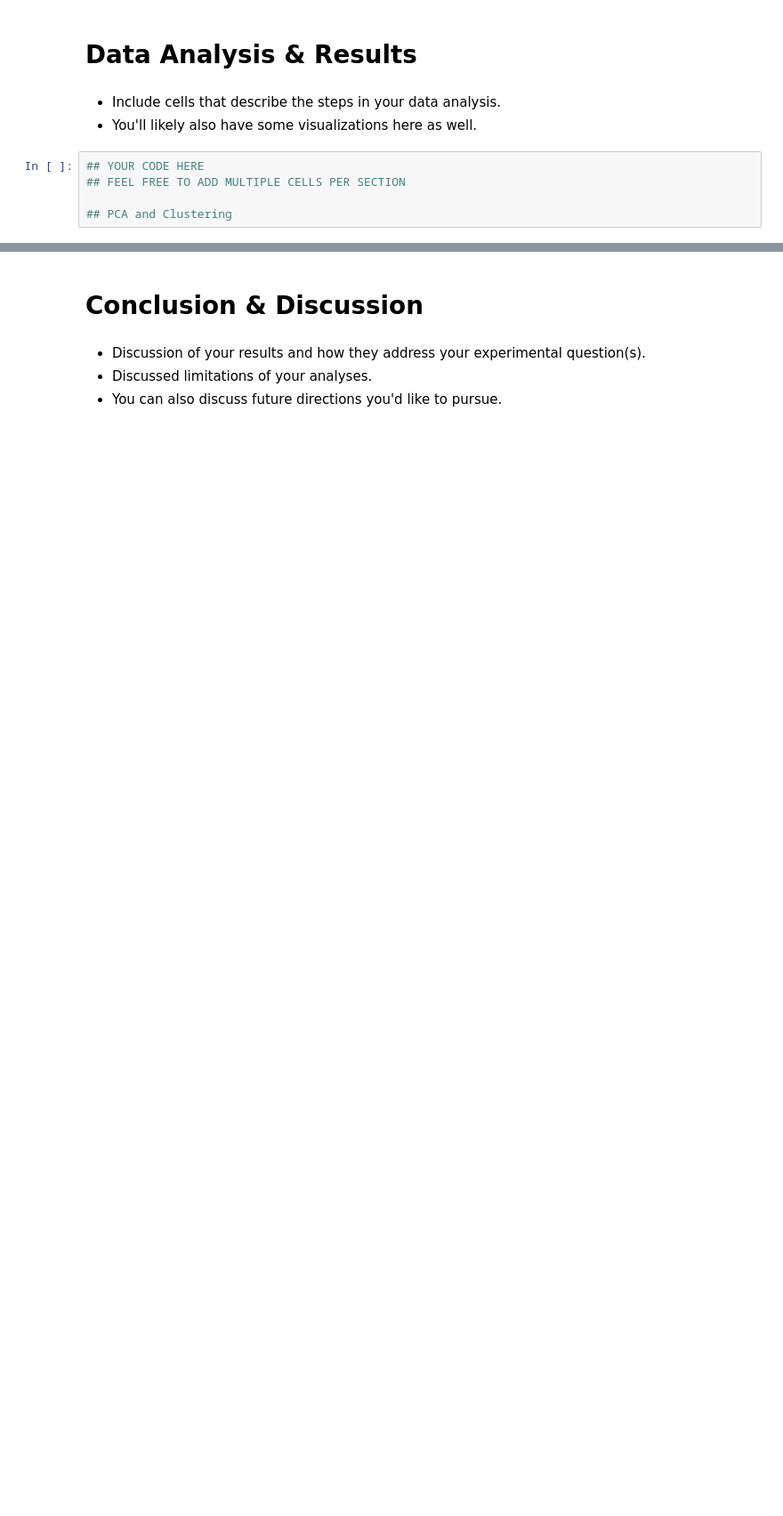
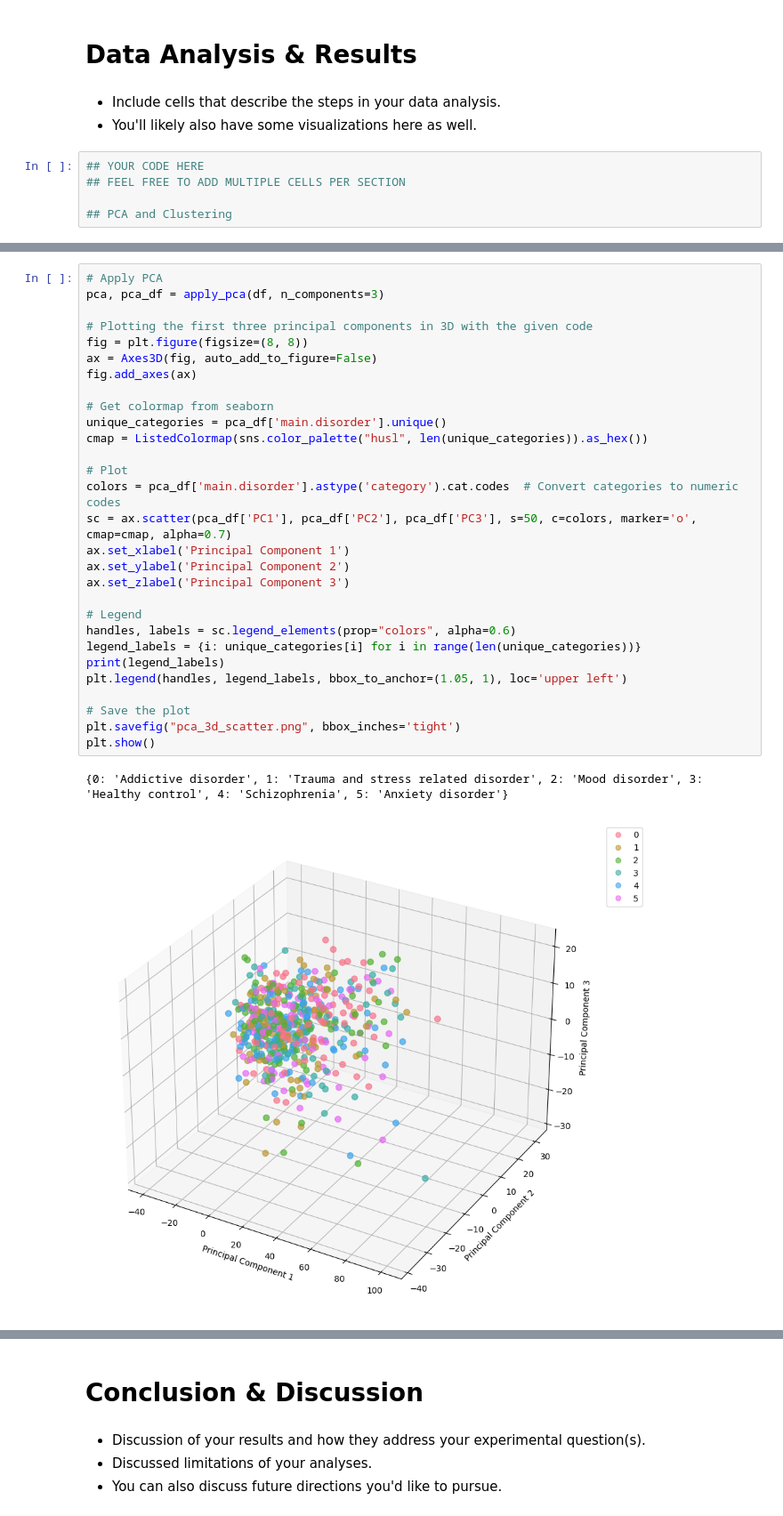
Before and after one commit to holliwood8/138-project, a Jupyter notebook: FinalProject-GroupXYZ.ipynb, the cells around one changed output, grey strips where cells are left out. Shown at 89% size. Drawn from its saved outputs; the diff is of its cells as text; blank space fills up the shorter version.

```diff
--- a/FinalProject-GroupXYZ.ipynb
+++ b/FinalProject-GroupXYZ.ipynb
@@ -619,0 +763,32 @@ plt.show()
+# %%
+# Apply PCA
+pca, pca_df = apply_pca(df, n_components=3)
+
+# Plotting the first three principal components in 3D with the given code
+fig = plt.figure(figsize=(8, 8))
+ax = Axes3D(fig, auto_add_to_figure=False)
+fig.add_axes(ax)
+
+# Get colormap from seaborn
+unique_categories = pca_df['main.disorder'].unique()
+cmap = ListedColormap(sns.color_palette("husl", len(unique_categories)).as_hex())
+
+# Plot
+colors = pca_df['main.disorder'].astype('category').cat.codes  # Convert categories to numeric codes
+sc = ax.scatter(pca_df['PC1'], pca_df['PC2'], pca_df['PC3'], s=50, c=colors, marker='o', cmap=cmap, alpha=0.7)
+ax.set_xlabel('Principal Component 1')
+ax.set_ylabel('Principal Component 2')
+ax.set_zlabel('Principal Component 3')
+
+# Legend
+handles, labels = sc.legend_elements(prop="colors", alpha=0.6)
+legend_labels = {i: unique_categories[i] for i in range(len(unique_categories))}
+print(legend_labels)
+plt.legend(handles, legend_labels, bbox_to_anchor=(1.05, 1), loc='upper left')
+
+# Save the plot
+plt.savefig("pca_3d_scatter.png", bbox_inches='tight')
+plt.show()
+# %% [output]
+{0: 'Addictive disorder', 1: 'Trauma and stress related disorder', 2: 'Mood disorder', 3: 'Healthy control', 4: 'Schizophrenia', 5: 'Anxiety disorder'}
+[figure, added]
```
Also changed, not shown: parts of 19 cells of this notebook, 1 other file.
